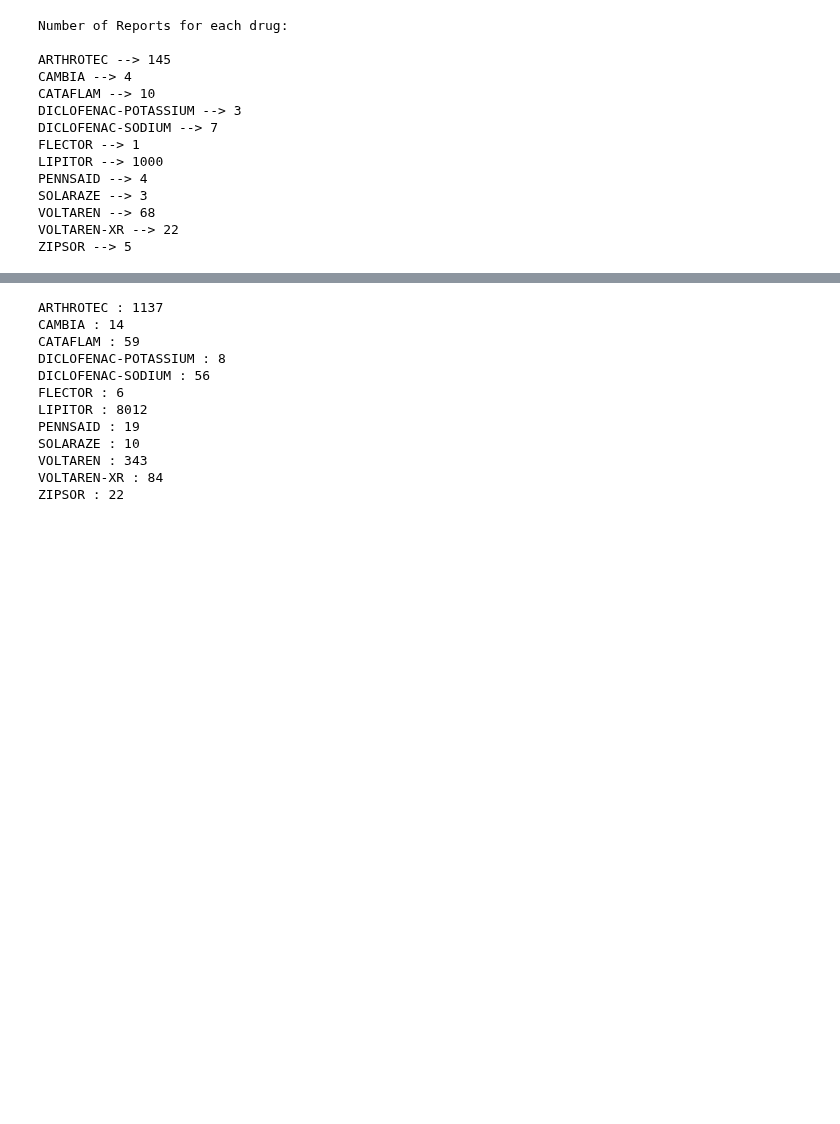
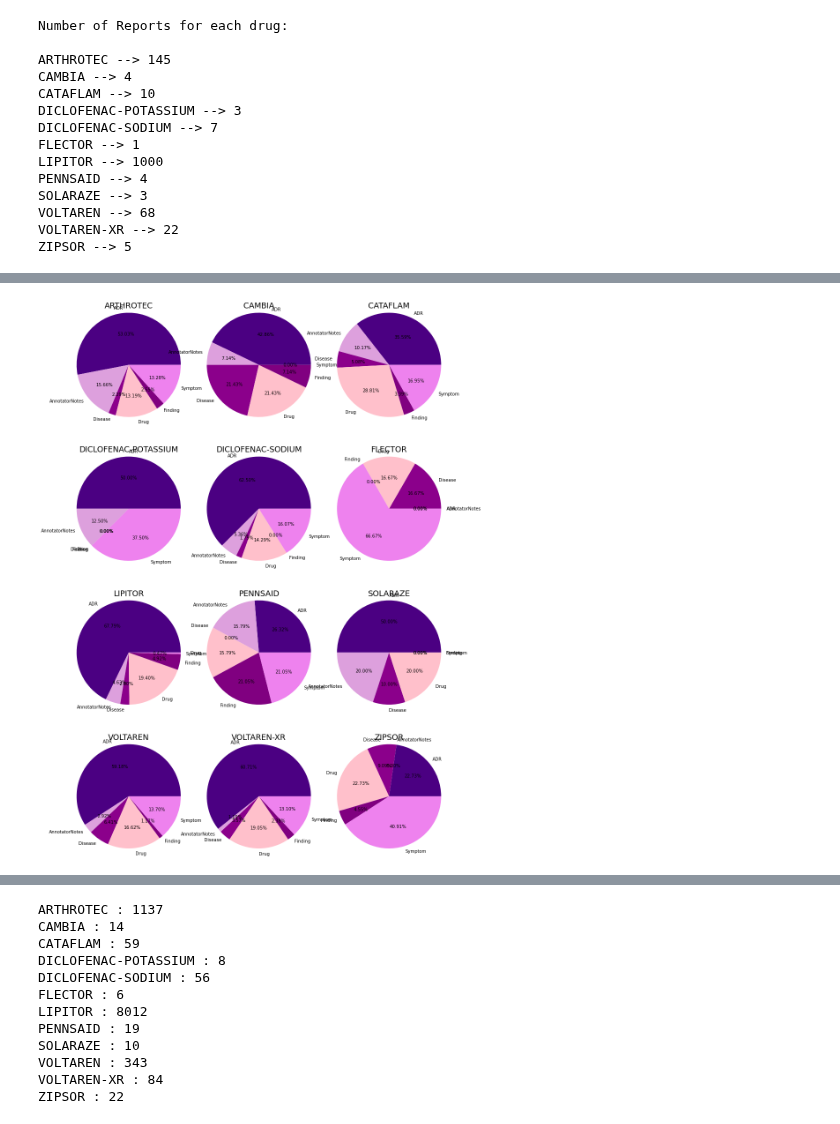
Before and after one commit to PawinData/TM, a Jupyter notebook: Project.ipynb, the cells around one changed output, grey strips where cells are left out. Drawn from its saved outputs; the diff is of its cells as text; code cells hidden in the pictures; blank space fills up the shorter version.

```diff
--- a/Project.ipynb
+++ b/Project.ipynb
@@ -108,0 +125,20 @@ ZIPSOR
+# %%
+row,col,r = 4,3,1.2
+CLR = ['indigo', 'plum', 'darkmagenta', 'pink', 'purple', 'violet']
+
+def count_tags(raw_tags):
+    Count_NE = dict()
+    for entity in ['ADR', 'AnnotatorNotes', 'Disease', 'Drug', 'Finding', 'Symptom']:
+        Count_NE[entity] = sum([1 for ele in raw_tags if ele.startswith(entity)])
+    return Count_NE
+
+pic,axes = plt.subplots(row,col, figsize=(15,23))
+for k, drug in enumerate(Drugs):
+    data =count_tags(Tags[drug])
+    i = int(k/col)
+    j = k - col*i
+    axes[i,j].pie(list(data.values()), labels=tuple(data.keys()), autopct='%1.2f%%', colors=CLR, radius=r)
+    axes[i,j].set_title(drug, fontsize=18)
+plt.show()
+# %% [output]
+[figure, added]
```
Also changed, not shown: parts of 19 cells of this notebook.
